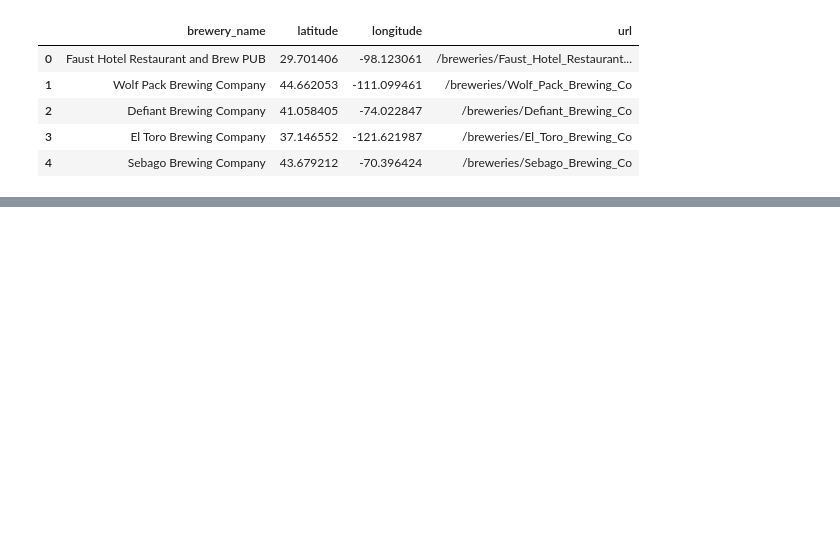
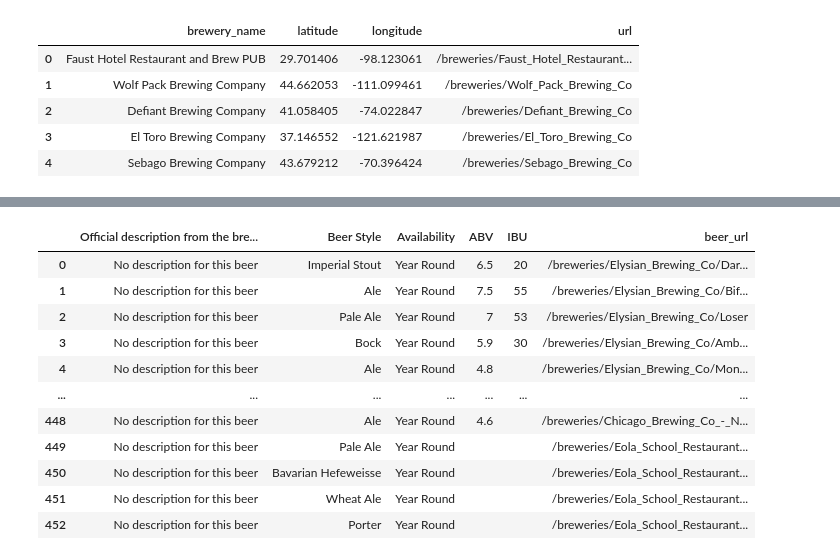
Before and after one commit to adpleach/breweries, a Jupyter notebook: brewbound.ipynb, the cells around one changed output, grey strips where cells are left out. Saved outputs shown, nothing was run; the diff lists cells and outputs as text; code cells hidden in the pictures; blank space fills up the shorter version.

Commit message:
Added beer_info scraping

```diff
--- a/brewbound.ipynb
+++ b/brewbound.ipynb
@@ -5,17 +6,22 @@ import pandas as pd
 from bs4 import BeautifulSoup
 # %%
 # get brewery names and locations
+
+# connect to URL
 URL= 'https://www.brewbound.com/breweries'
+page = requests.get(URL)
+soup = BeautifulSoup(page.content, "html.parser")
 
-soup = BeautifulSoup(requests.get(URL).content, "html.parser")
-
+# get rquired html - list of breweries is nested within map script
 data = soup.find_all('script')[-4]
 string_results = str(data).split("\r\n")[2]
 string_results_list = "["+string_results[:len(string_results) - 7]+"]"
 results = ast.literal_eval(string_results_list)
+
+# convert list of lists to df
 df = pd.DataFrame(results, columns = ['brewery_name', 'latitude','longitude','url'])
-
 df.head()
+# save as csv
 # df.to_csv('breweries_2022.csv')
 # %% [output]
 |  | brewery_name | latitude | longitude | url |
@@ -103,0 +127,62 @@ df_beers.head()
+# %%
+# make sure beer url is not cut short with ...
+pd.set_option('display.max_colwidth', None)
+# use beer url to get beer info
+df_beers= pd.read_csv('beers_2022.csv')
+beers_info = []
+# for i in range(500,1000): # used for testing
+for i in range(len(df_beers['beer_url'])):
+    url = df_beers['beer_url'].iloc[[i]].to_string(header=False, index=False)
+    print(i)
+    beer_url =  "https://www.brewbound.com"+url
+    try:
+        page = requests.get(beer_url)
+        soup = BeautifulSoup(page.content, "html.parser")
+        rows = soup.find_all('div', {"class": "col-sm-12", "id": "brandtext"})
+    except:
+        rows = None
+
+    info = []
+    headers = []
+
+    try:
+        for row in rows:
+            strong = row.find_all("strong")
+            strong = [x.text for x in strong]
+            row = row.text
+            row = row.split("\n")
+            row = [x.strip() for x in row]
+            headers.append(strong)
+            info.append(row)
+
+        description = info[0]
+        description.remove('Official description from the brewery:')
+        description = ' '.join(description).strip()
+        info = [description] +info[1]
+
+        headers = [item for sublist in headers for item in sublist]
+
+        clean_info = []
+        for i in range(len(info)):
+            if info[i] =='':
+                if info[i-1] in headers:
+                    clean_info.append(info[i])
+                else:
+                    continue
+            else:
+                clean_info.append(info[i])
+
+        results = [x for x in clean_info if x not in headers]
+        results.append(url)
+
+        beers_info.append(results)
+    except:
+        print('No info')
+        continue
+
+headers.append('beer_url')
+# invalidLength = [num for num in beers_info if len(num) > 6]
+df_beers_info = pd.DataFrame(beers_info, columns= headers)
+# print(invalidLength)
+df_beers_info
+# %% [output]
@@ -103,0 +206,12 @@ df_beers.head()
+|  | Official description from the bre... | Beer Style | Availability | ABV | IBU | beer_url |
+| 0 | No description for this beer | Imperial Stout | Year Round | 6.5 | 20 | /breweries/Elysian_Brewing_Co/Dar... |
+| 1 | No description for this beer | Ale | Year Round | 7.5 | 55 | /breweries/Elysian_Brewing_Co/Bif... |
+| 2 | No description for this beer | Pale Ale | Year Round | 7 | 53 | /breweries/Elysian_Brewing_Co/Loser |
+| 3 | No description for this beer | Bock | Year Round | 5.9 | 30 | /breweries/Elysian_Brewing_Co/Amb... |
+| 4 | No description for this beer | Ale | Year Round | 4.8 |  | /breweries/Elysian_Brewing_Co/Mon... |
+| ... | ... | ... | ... | ... | ... | ... |
+| 448 | No description for this beer | Ale | Year Round | 4.6 |  | /breweries/Chicago_Brewing_Co_-_N... |
+| 449 | No description for this beer | Pale Ale | Year Round |  |  | /breweries/Eola_School_Restaurant... |
+| 450 | No description for this beer | Bavarian Hefeweisse | Year Round |  |  | /breweries/Eola_School_Restaurant... |
+| 451 | No description for this beer | Wheat Ale | Year Round |  |  | /breweries/Eola_School_Restaurant... |
+| 452 | No description for this beer | Porter | Year Round |  |  | /breweries/Eola_School_Restaurant... |
```
Also changed, not shown: parts of 4 cells of this notebook.
